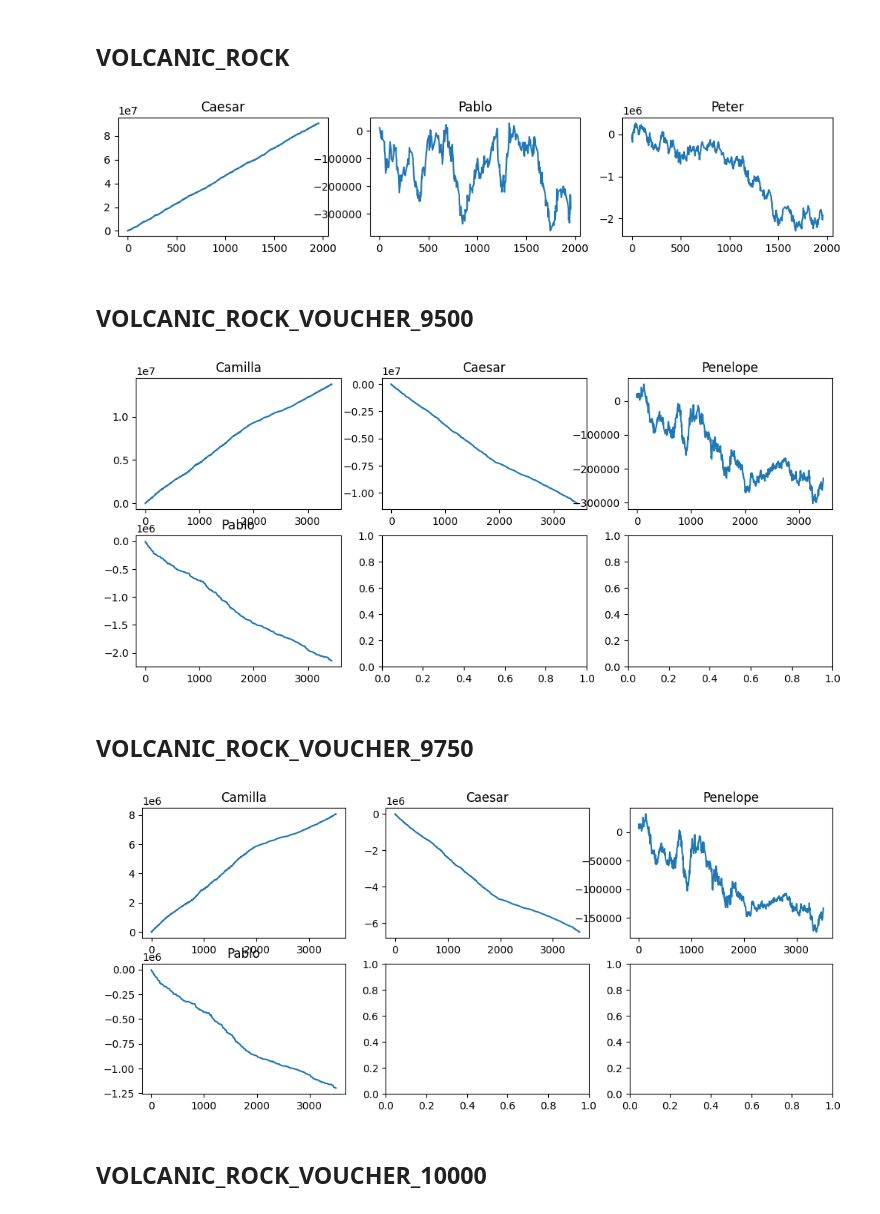
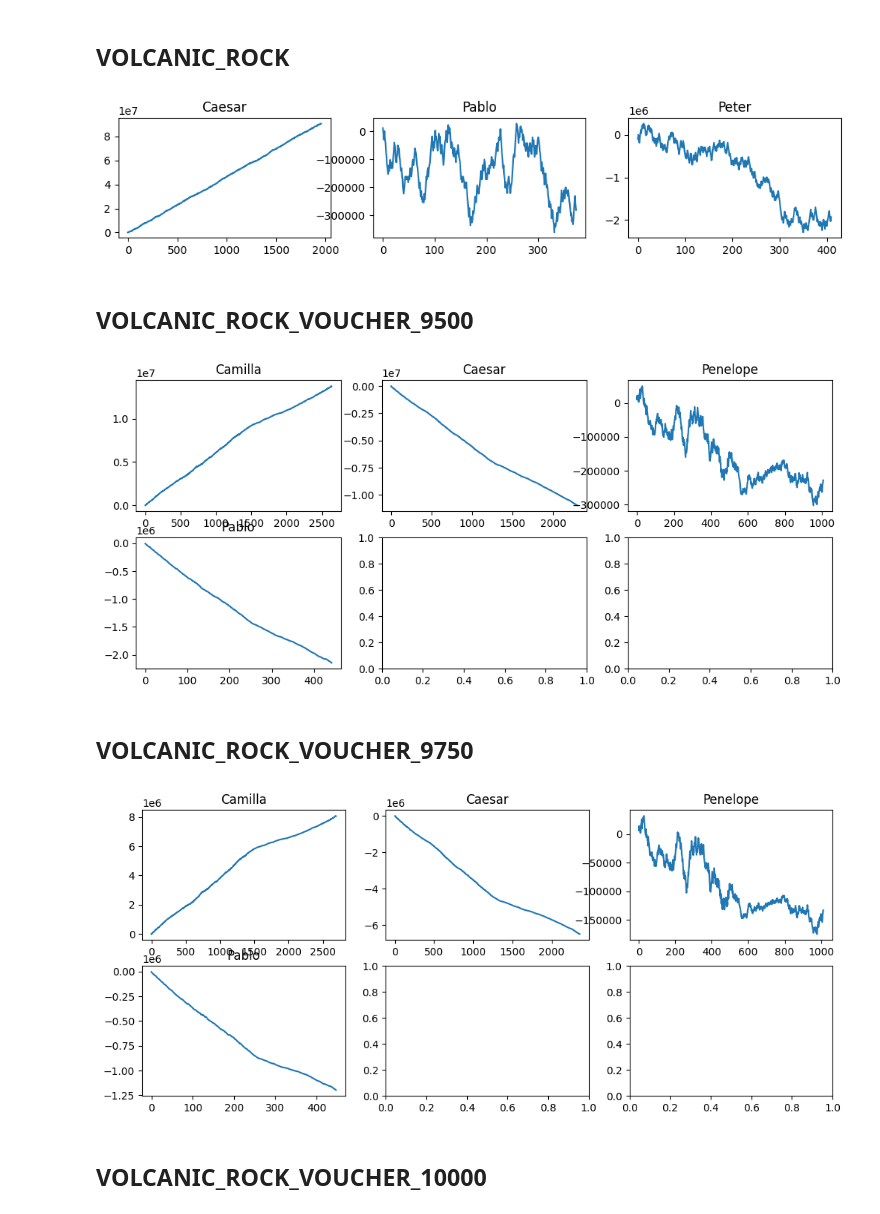
Before and after one commit to aemilani/imc-prosperity-3, a Jupyter notebook: notebooks/rock.ipynb, the cells around one changed output. Drawn from its saved outputs; the diff is of its cells as text; code cells hidden in the pictures.

```diff
--- a/notebooks/rock.ipynb
+++ b/notebooks/rock.ipynb
@@ -372,35 +372,35 @@ plt.show()
 price_0 = pd.read_csv('../data/raw/round_5/prices_round_5_day_2.csv', delimiter=';')
 price_1 = pd.read_csv('../data/raw/round_5/prices_round_5_day_3.csv', delimiter=';')
 price_2 = pd.read_csv('../data/raw/round_5/prices_round_5_day_4.csv', delimiter=';')
 
 price_0 = price_0[price_0['product'] == 'VOLCANIC_ROCK']
 price_1 = price_1[price_1['product'] == 'VOLCANIC_ROCK']
 price_2 = price_2[price_2['product'] == 'VOLCANIC_ROCK']
 
 trades_0 = pd.read_csv('../data/raw/round_5/trades_round_5_day_2.csv', delimiter=';')
 trades_1 = pd.read_csv('../data/raw/round_5/trades_round_5_day_3.csv', delimiter=';')
 trades_2 = pd.read_csv('../data/raw/round_5/trades_round_5_day_4.csv', delimiter=';')
 
 trades_0 = trades_0[trades_0['symbol'] == 'VOLCANIC_ROCK']
 trades_1 = trades_1[trades_1['symbol'] == 'VOLCANIC_ROCK']
 trades_2 = trades_2[trades_2['symbol'] == 'VOLCANIC_ROCK']
 
 prices = pd.concat([price_0, price_1, price_2], axis=0).reset_index(drop=True)
 trades = pd.concat([trades_0, trades_1, trades_2], axis=0).reset_index(drop=True)
 
 bots = list(trades['buyer'].unique())
 
 fig, axes = plt.subplots(1, 3, figsize=(12, 2))
 
 for bot, ax in zip(bots, axes.flat):
     bot_trades = trades[(trades['buyer'] == bot) | (trades['seller'] == bot)]
     pnl = bot_trades.apply(lambda x: x['price'] * x['quantity'] if x['buyer'] == bot else -x['price'] * x['quantity'], axis=1)
-    pnl = pnl.cumsum()
+    pnl = pnl.cumsum().to_numpy()
     ax.plot(pnl)
     ax.set_title(bot)
 plt.show()
 # %% [output]
-[figure, old version]
+[figure, new version]
 # %% [markdown]
 ## VOLCANIC_ROCK_VOUCHER_9500
 # %%
@@ -430,12 +430,12 @@ fig, axes = plt.subplots(2, 3, figsize=(12, 5))
 for bot, ax in zip(bots, axes.flat):
     bot_trades = trades[(trades['buyer'] == bot) | (trades['seller'] == bot)]
     pnl = bot_trades.apply(lambda x: x['price'] * x['quantity'] if x['buyer'] == bot else -x['price'] * x['quantity'], axis=1)
-    pnl = pnl.cumsum()
+    pnl = pnl.cumsum().to_numpy()
     ax.plot(pnl)
     ax.set_title(bot)
 plt.show()
 # %% [output]
-[figure, old version]
+[figure, new version]
 # %% [markdown]
 ## VOLCANIC_ROCK_VOUCHER_9750
 # %%
@@ -465,12 +465,12 @@ fig, axes = plt.subplots(2, 3, figsize=(12, 5))
 for bot, ax in zip(bots, axes.flat):
     bot_trades = trades[(trades['buyer'] == bot) | (trades['seller'] == bot)]
     pnl = bot_trades.apply(lambda x: x['price'] * x['quantity'] if x['buyer'] == bot else -x['price'] * x['quantity'], axis=1)
-    pnl = pnl.cumsum()
+    pnl = pnl.cumsum().to_numpy()
     ax.plot(pnl)
     ax.set_title(bot)
 plt.show()
 # %% [output]
-[figure, old version]
+[figure, new version]
 # %% [markdown]
 ## VOLCANIC_ROCK_VOUCHER_10000
 # %%
```
Also changed, not shown: parts of 3 cells of this notebook, 5 other files.
